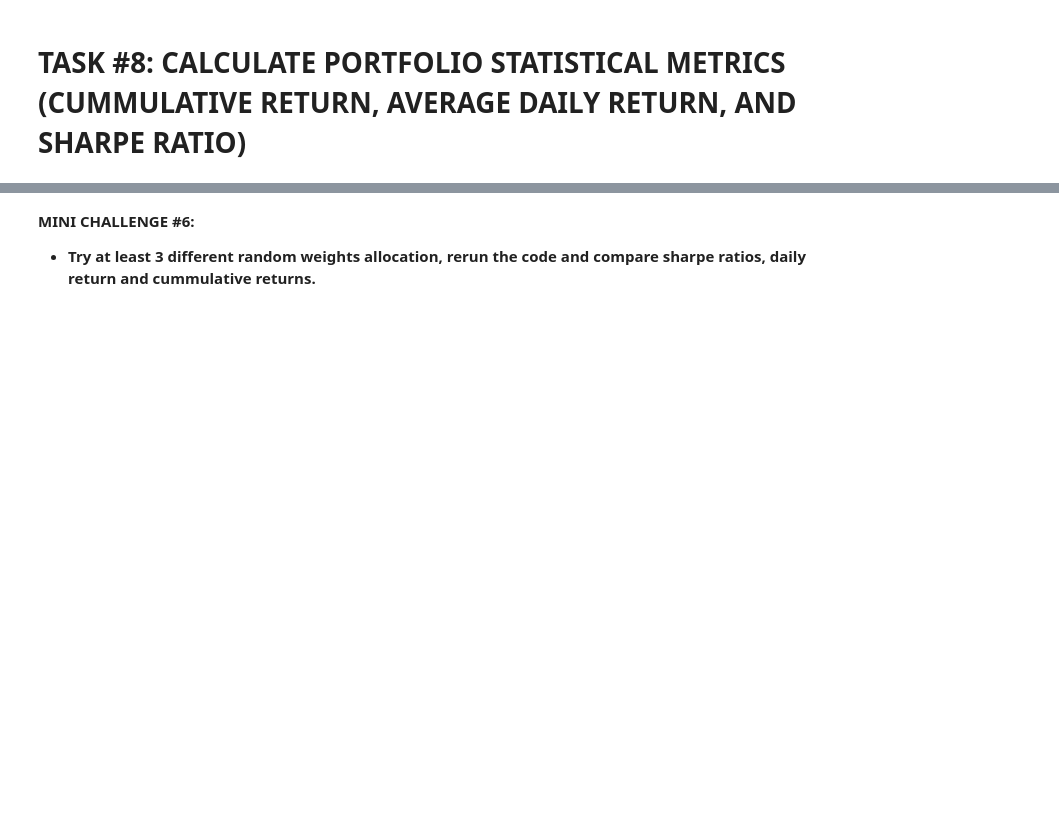
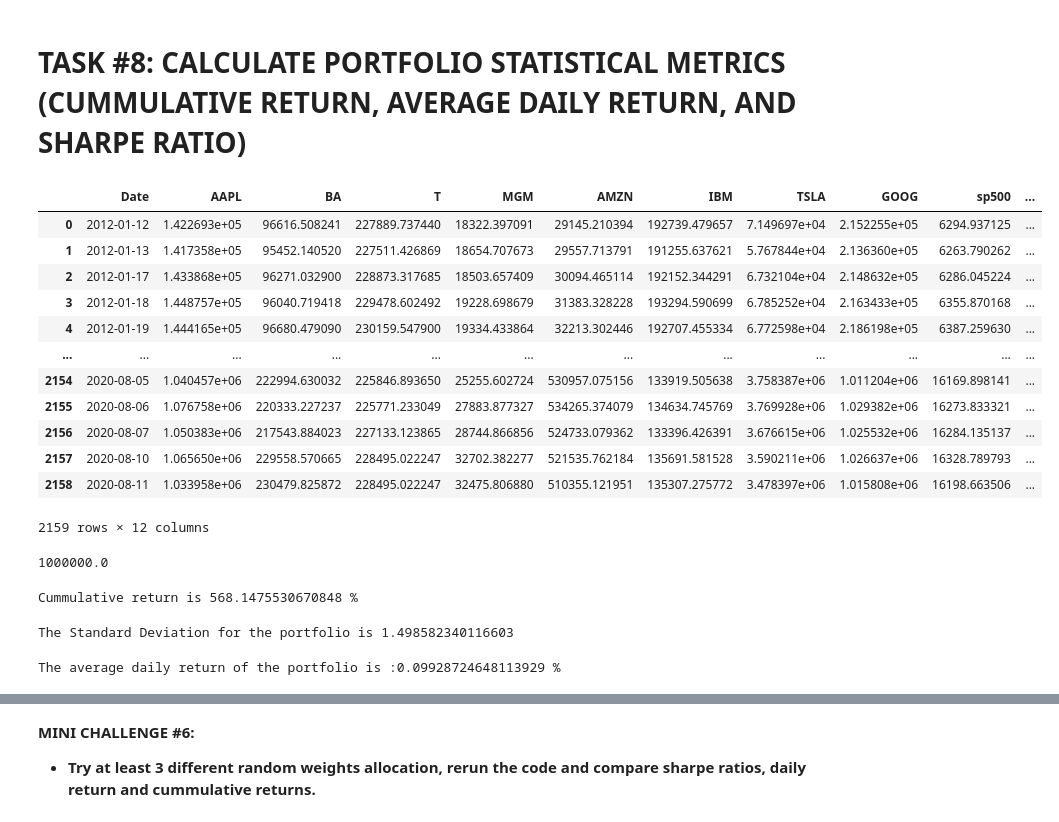
Before and after one commit to SangeetaChatterjee/Stocks-Data-Analysis-and-Visualization, a Jupyter notebook: Finance_101_Portfolio_Assets_Allocation_and_Statistical_Data_Analysis_Skeleton.ipynb, the cells around one changed output, grey strips where cells are left out. Drawn from its saved outputs; the diff is of its cells as text; code cells hidden in the pictures; blank space fills up the shorter version.

```diff
--- a/Finance_101_Portfolio_Assets_Allocation_and_Statistical_Data_Analysis_Skeleton.ipynb
+++ b/Finance_101_Portfolio_Assets_Allocation_and_Statistical_Data_Analysis_Skeleton.ipynb
@@ -268,9 +267,39 @@ fig
 ![alt text](https://drive.google.com/uc?id=1QQLWpIJ8uXopJrV40YFKb5H-SxnmsRaj)
 # %% [markdown]
 # TASK #8: CALCULATE PORTFOLIO STATISTICAL METRICS (CUMMULATIVE RETURN, AVERAGE DAILY RETURN, AND SHARPE RATIO)
+# %%
+df_portfolio
+# %% [output]
+|  | Date | AAPL | BA | T | MGM | AMZN | IBM | TSLA | GOOG | sp500 | ... |
+| 0 | 2012-01-12 | 1.422693e+05 | 96616.508241 | 227889.737440 | 18322.397091 | 29145.210394 | 192739.479657 | 7.149697e+04 | 2.152255e+05 | 6294.937125 | ... |
+| 1 | 2012-01-13 | 1.417358e+05 | 95452.140520 | 227511.426869 | 18654.707673 | 29557.713791 | 191255.637621 | 5.767844e+04 | 2.136360e+05 | 6263.790262 | ... |
+| 2 | 2012-01-17 | 1.433868e+05 | 96271.032900 | 228873.317685 | 18503.657409 | 30094.465114 | 192152.344291 | 6.732104e+04 | 2.148632e+05 | 6286.045224 | ... |
+| 3 | 2012-01-18 | 1.448757e+05 | 96040.719418 | 229478.602492 | 19228.698679 | 31383.328228 | 193294.590699 | 6.785252e+04 | 2.163433e+05 | 6355.870168 | ... |
+| 4 | 2012-01-19 | 1.444165e+05 | 96680.479090 | 230159.547900 | 19334.433864 | 32213.302446 | 192707.455334 | 6.772598e+04 | 2.186198e+05 | 6387.259630 | ... |
+| ... | ... | ... | ... | ... | ... | ... | ... | ... | ... | ... | ... |
+| 2154 | 2020-08-05 | 1.040457e+06 | 222994.630032 | 225846.893650 | 25255.602724 | 530957.075156 | 133919.505638 | 3.758387e+06 | 1.011204e+06 | 16169.898141 | ... |
+| 2155 | 2020-08-06 | 1.076758e+06 | 220333.227237 | 225771.233049 | 27883.877327 | 534265.374079 | 134634.745769 | 3.769928e+06 | 1.029382e+06 | 16273.833321 | ... |
+| 2156 | 2020-08-07 | 1.050383e+06 | 217543.884023 | 227133.123865 | 28744.866856 | 524733.079362 | 133396.426391 | 3.676615e+06 | 1.025532e+06 | 16284.135137 | ... |
+| 2157 | 2020-08-10 | 1.065650e+06 | 229558.570665 | 228495.022247 | 32702.382277 | 521535.762184 | 135691.581528 | 3.590211e+06 | 1.026637e+06 | 16328.789793 | ... |
+| 2158 | 2020-08-11 | 1.033958e+06 | 230479.825872 | 228495.022247 | 32475.806880 | 510355.121951 | 135307.275772 | 3.478397e+06 | 1.015808e+06 | 16198.663506 | ... |
+2159 rows × 12 columns
+# %%
+df_portfolio['Total Daily Returns'][0]
+# %% [output]
+1000000.0
 # %%
 # Cummulative return of the portfolio (Note that we now look for the last net worth of the portfolio compared to it's start value)
+cummulative_return = ( (df_portfolio['Total Daily Returns'][-1:] - df_portfolio['Total Daily Returns'][0] )/ df_portfolio['Total Daily Returns'][0]) * 100
+print('Cummulative return is {} %'.format(cummulative_return.values[0]))
+# %% [output]
+Cummulative return is 568.1475530670848 %
 # %%
 # Calculate the portfolio standard deviation
+print('The Standard Deviation for the portfolio is {} '.format(df_portfolio['Daily % Returns'].std()))
+# %% [output]
+The Standard Deviation for the portfolio is 1.498582340116603
 # %%
 # Calculate the average daily return
+print('The average daily return of the portfolio is :{} %'.format(df_portfolio['Daily % Returns'].mean()))
+# %% [output]
+The average daily return of the portfolio is :0.09928724648113929 %
```
Also changed, not shown: parts of 9 cells of this notebook.
